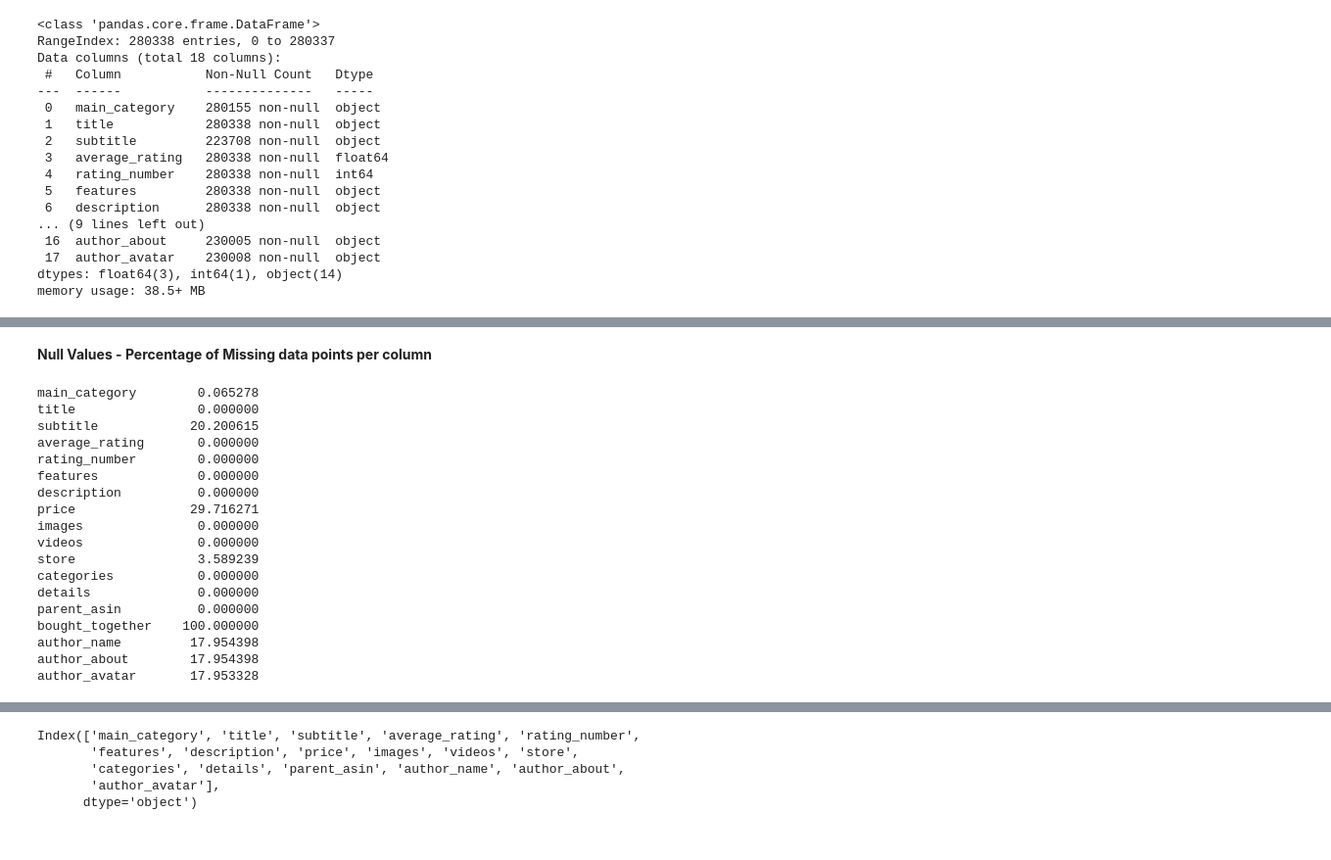
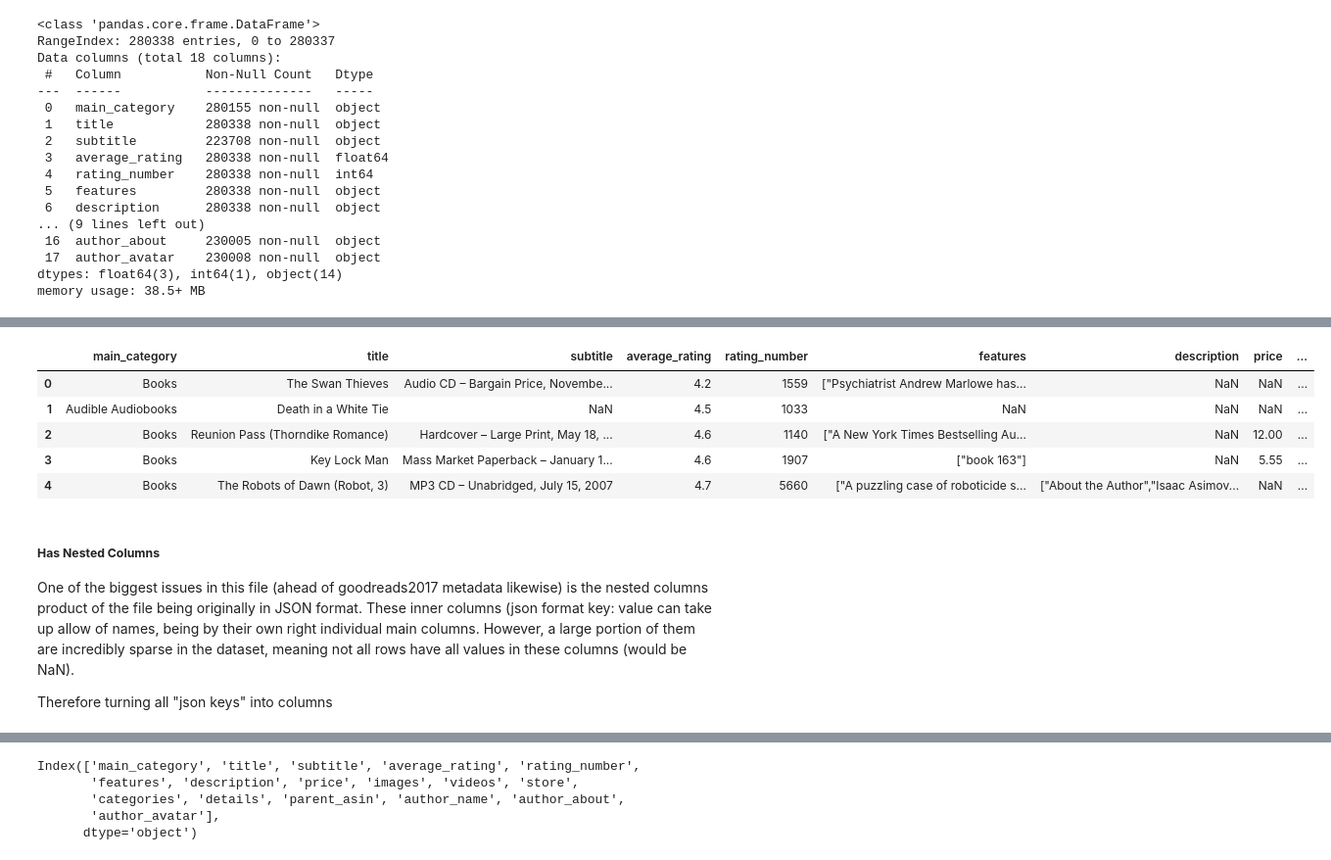
Before and after one commit to ijustsnapped/IPAI, a Jupyter notebook: Project_Raw.ipynb, the cells around one changed output, grey strips where cells are left out. Shown at 98% size. Drawn from its saved outputs; the diff is of its cells as text; code cells hidden in the pictures.

```diff
--- a/Project_Raw.ipynb
+++ b/Project_Raw.ipynb
@@ -1435,24 +1388,15 @@ dtype: int64
-# %% [markdown]
-**Null Values - Percentage of Missing data points per column**
-# %%
-nan_percentage = df.isna().mean() * 100
-print(nan_percentage.to_string())
-# %% [output]
-main_category        0.065278
-title                0.000000
-subtitle            20.200615
-average_rating       0.000000
-rating_number        0.000000
-features             0.000000
-description          0.000000
-price               29.716271
-images               0.000000
-videos               0.000000
-store                3.589239
-categories           0.000000
-details              0.000000
-parent_asin          0.000000
-bought_together    100.000000
-author_name         17.954398
-author_about        17.954398
-author_avatar       17.953328
+# %%
+df.head()
+# %% [output]
+|  | main_category | title | subtitle | average_rating | rating_number | features | description | price | ... |
+| 0 | Books | The Swan Thieves | Audio CD – Bargain Price, Novembe... | 4.2 | 1559 | ["Psychiatrist Andrew Marlowe has... | NaN | NaN | ... |
+| 1 | Audible Audiobooks | Death in a White Tie | NaN | 4.5 | 1033 | NaN | NaN | NaN | ... |
+| 2 | Books | Reunion Pass (Thorndike Romance) | Hardcover – Large Print, May 18, ... | 4.6 | 1140 | ["A New York Times Bestselling Au... | NaN | 12.00 | ... |
+| 3 | Books | Key Lock Man | Mass Market Paperback – January 1... | 4.6 | 1907 | ["book 163"] | NaN | 5.55 | ... |
+| 4 | Books | The Robots of Dawn (Robot, 3) | MP3 CD – Unabridged, July 15, 2007 | 4.7 | 5660 | ["A puzzling case of roboticide s... | ["About the Author","Isaac Asimov... | NaN | ... |
+# %% [markdown]
+##### **Has Nested Columns**
+
+One of the biggest issues in this file (ahead of goodreads2017 metadata likewise) is the nested columns product of the file being originally in JSON format. These inner columns (json format key: value can take up allow of names, being by their own right individual main columns. However, a large portion of them are incredibly sparse in the dataset, meaning not all rows have all values in these columns (would be NaN).
+
+Therefore turning all "json keys" into columns
```
Also changed, not shown: parts of 80 cells of this notebook.
